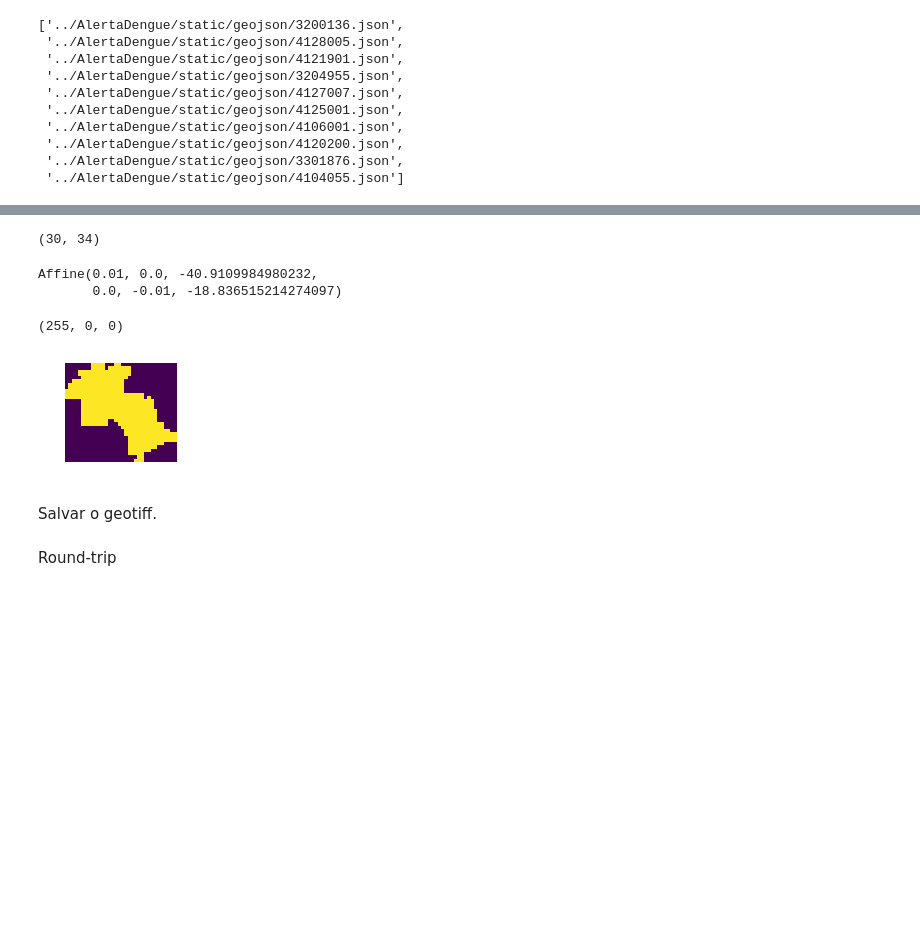
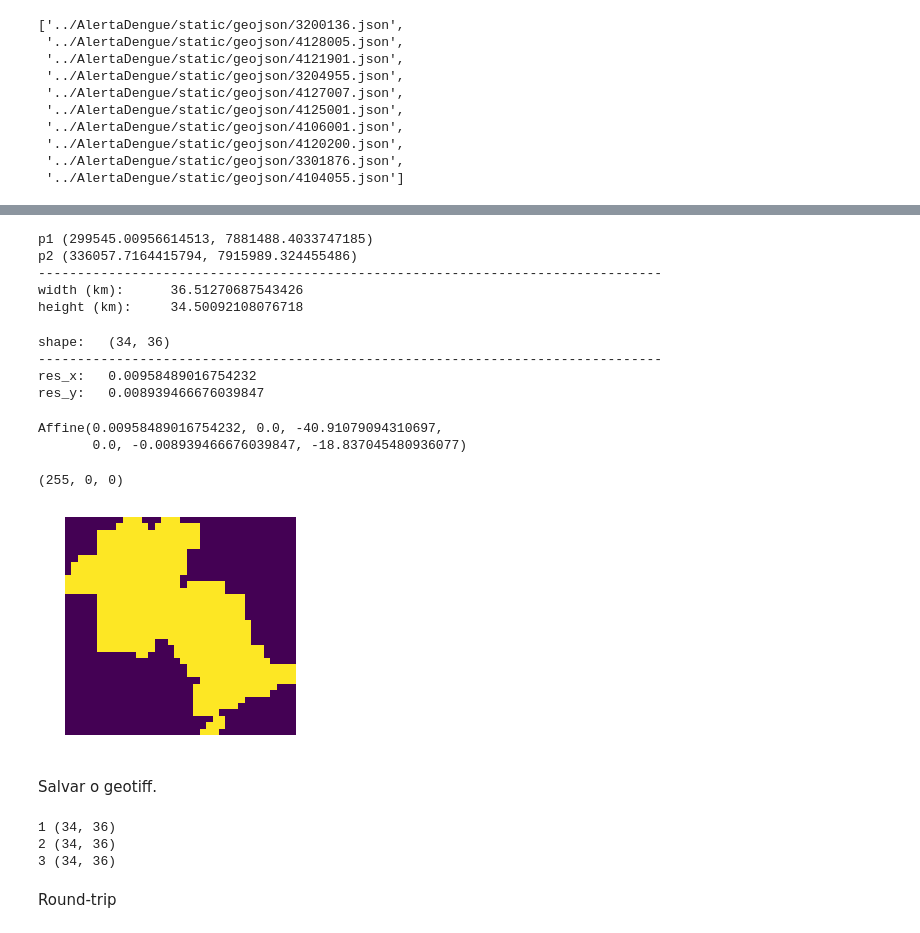
Before and after one commit to AlertaDengue/AlertaDengue, a Jupyter notebook: notebooks/rasterio-fiona.ipynb, the cells around one changed output, grey strips where cells are left out. Cells and saved outputs as stored; diff of their text form; code cells hidden in the pictures; blank space fills up the shorter version.

```diff
--- a/notebooks/rasterio-fiona.ipynb
+++ b/notebooks/rasterio-fiona.ipynb
@@ -42,10 +50,38 @@ shp = fiona.open('/tmp/test.shp')
+# %%
+p1 = utm.from_latlon(shp.bounds[1], shp.bounds[0])[:2]
+p2 = utm.from_latlon(shp.bounds[3], shp.bounds[2])[:2]
+
+print('p1', p1)
+print('p2', p2)
+
+width = abs(p2[0] - p1[0])/10**3
+height = abs(p2[1] - p1[1])/10**3
+
+print('-'*80)
+print('width (km):\t', width)
+print('height (km):\t', height)
+# %% [output]
+p1 (299545.00956614513, 7881488.4033747185)
+p2 (336057.7164415794, 7915989.324455486)
+--------------------------------------------------------------------------------
+width (km):      36.51270687543426
+height (km):     34.50092108076718
 # %%
-res = 0.01
+# res = 0.000901
+res_x = (shp.bounds[2] - shp.bounds[0]) / width
+res_y = (shp.bounds[3] - shp.bounds[1]) / height
 
-width = (shp.bounds[2] - shp.bounds[0]) // res
-height = (shp.bounds[3] - shp.bounds[1]) // res
+# width = (shp.bounds[2] - shp.bounds[0]) / res_x
+# height = (shp.bounds[3] - shp.bounds[1]) / res_y
 
 out_shape = int(height), int(width)
-out_shape
+
+print('shape:\t', out_shape)
+print('-'*80)
+print('res_x:\t', res_x)
+print('res_y:\t', res_y)
 # %% [output]
-(30, 34)
+shape:   (34, 36)
+--------------------------------------------------------------------------------
+res_x:   0.00958489016754232
+res_y:   0.008939466676039847
@@ -52,10 +90,13 @@ out_shape
 # %%
-transform = from_origin(shp.bounds[0] - res / 2,
-                        shp.bounds[3] + res / 2, res, res)
+transform = from_origin(
+    shp.bounds[0] - res_x / 2,
+    shp.bounds[3] + res_y / 2,
+    res_x, res_y
+)
 transform
 # %% [output]
-Affine(0.01, 0.0, -40.9109984980232,
-       0.0, -0.01, -18.836515214274097)
+Affine(0.00958489016754232, 0.0, -40.91079094310697,
+       0.0, -0.008939466676039847, -18.837045480936077)
 # %%
 rgb_values = hex_to_rgb('#ff0000')
 rgb_values
@@ -71,7 +112,7 @@ shapes = [
 # shapes = [(geometry['geometry'], k) for k, geometry in shp.items()]
 # %%
 dtype = rasterio.float64
-fill = -1
+fill = 0
 
 raster_args = dict(
     out_shape=out_shape,
@@ -85,12 +126,12 @@ rasters = [rasterize(shape, **raster_args) for shape in shapes]
 # %%
 %matplotlib inline
 import matplotlib.pyplot as plt
 
-fig, ax = plt.subplots(figsize=(2, 2))
+fig, ax = plt.subplots()
 ax.imshow(rasters[0])
 ax.axis('off');
 # %% [output]
-[figure, old version]
+[figure, new version]
 # %% [markdown]
 Salvar o geotiff.
 # %%
@@ -104,17 +145,22 @@ with rasterio.open(
     count=3,
     width=width,
     height=height,
-    nodata=fill,
+    nodata=np.nan,
     transform=transform,
     photometric='RGB'
 ) as dst:
     # help(dst.write)
     for i in range(1, 4):
+        print(i, rasters[i-1].shape)
         dst.write_band(i, rasters[i-1])
         # dst.write_colormap(
         #     i, {0: (255, 0, 0), 255: (0, 0, 255)}
         # )
         # print(dst.colormap(i))
+# %% [output]
+1 (34, 36)
+2 (34, 36)
+3 (34, 36)
 # %% [markdown]
 Round-trip
 # %%
```
Also changed, not shown: parts of 8 cells of this notebook.
